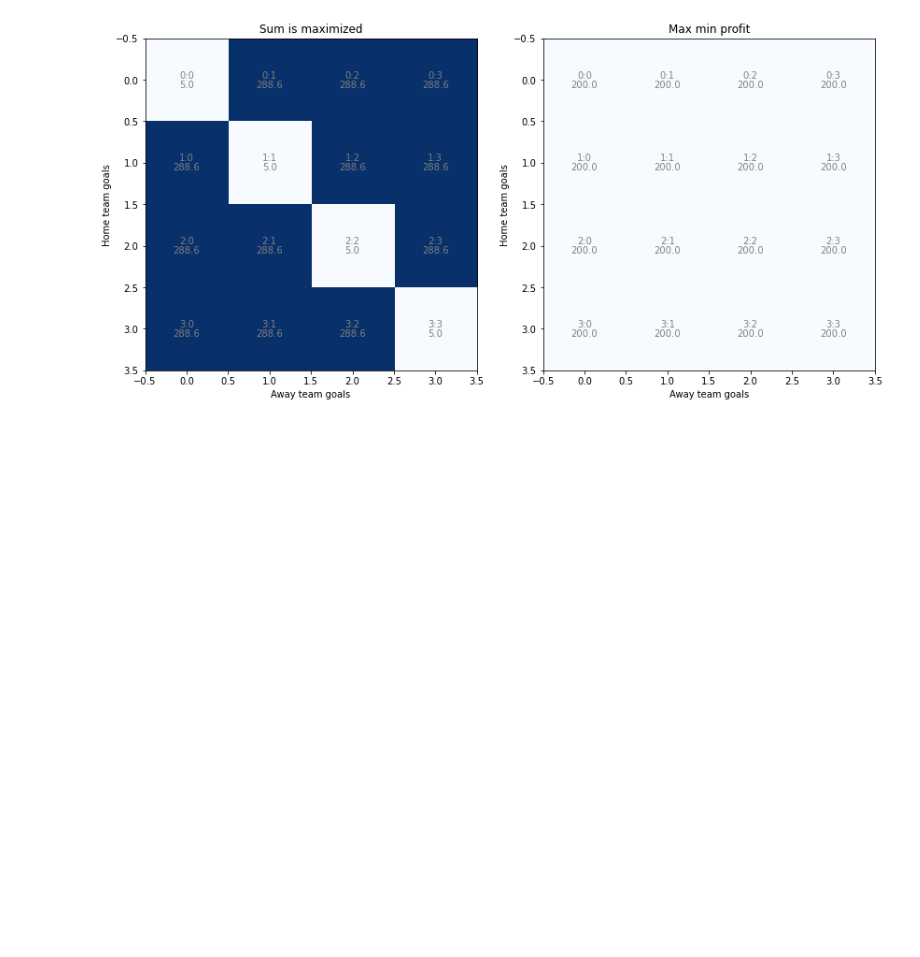
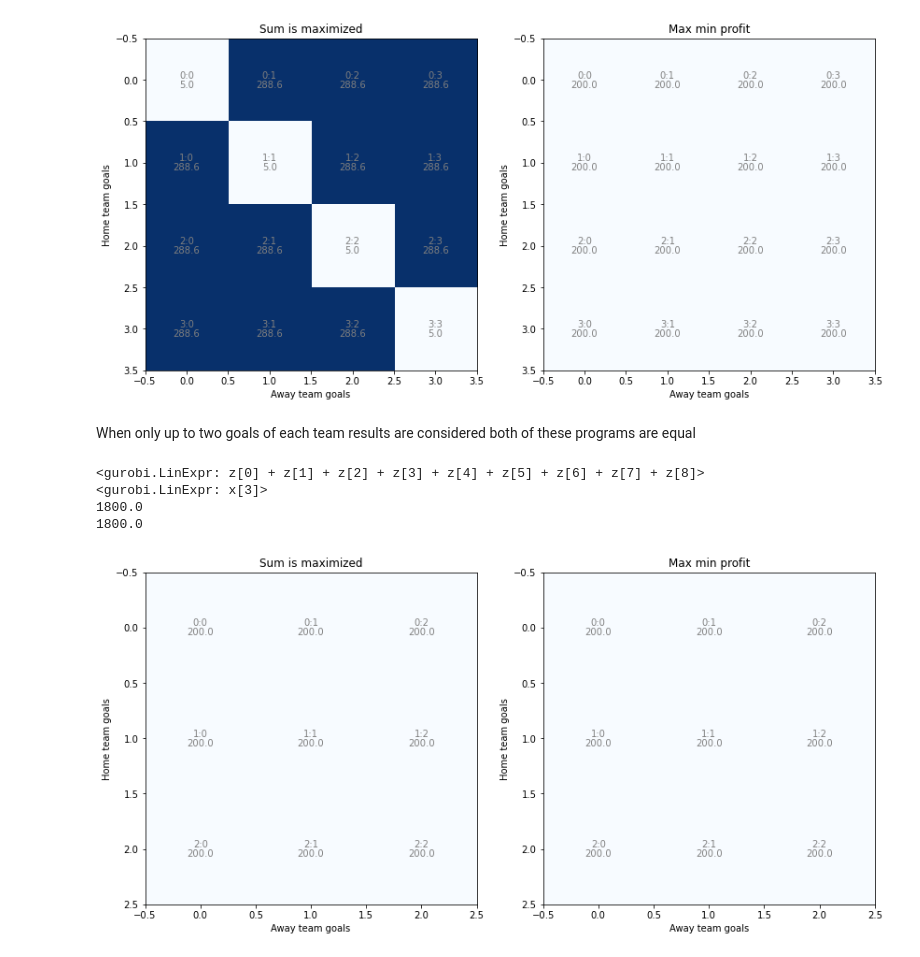
Before and after one commit to syrovzde/inefficiencies, a Jupyter notebook: easy_examples.ipynb, the cells around one changed output. Saved outputs shown, nothing was run; the diff lists cells and outputs as text; code cells hidden in the pictures; blank space fills up the shorter version.

Commit message:
Added example when two programs are equal

```diff
--- a/easy_examples.ipynb
+++ b/easy_examples.ipynb
@@ -80,3 +80,49 @@ plt.show()
 3200.0
 3483.6363636363676
 [figure]
+# %% [markdown]
+When only up to two goals of each team results are considered both of these programs are equal
+# %%
+points = 2
+matrix_A = arbitrage_main.create_matrix_a(3.2,3.2,3.2,points)
+_, x_w, z_w= arb.solve_maxprofit_gurobi(MatchID=None,matrix_A=matrix_A,weights=np.ones((points+1)**2))
+_, x, z= arb.solve_maxprofit_gurobi(MatchID=None,matrix_A=matrix_A,weights=None)
+max_min=arbitrage_main.calculate_profit_easy_example(bets=x[:-1],odds=np.array([3.2,3.2,3.2]),points=points)
+max_sum=arbitrage_main.calculate_profit_easy_example(bets=x_w,odds=np.array([3.2,3.2,3.2]),points=points)
+
+print(max_min.sum())
+print(max_sum.sum())
+
+#plt.figure(figsize=(7, 7))
+f,arrs=plt.subplots(1,2,figsize=(14, 14))
+#N = np.zeros((points+1,points+1))
+N = max_sum
+arrs[0].imshow(N, cmap="Blues")
+for i in range(points+1):
+  for j in range(points+1):
+    chstr =  str(i) + ":" + str(j)
+    arrs[0].text(j, i, chstr, ha="center", va="bottom", color="gray")
+    arrs[0].text(j, i, round(N[i, j].item(),1), ha="center", va="top", color="gray")
+#arrs[0].axis("off")
+arrs[0].set_xlabel('Away team goals')
+arrs[0].set_ylabel('Home team goals')
+arrs[0].set_title("Sum is maximized")
+N = max_min
+arrs[1].imshow(N, cmap="Blues")
+for i in range(points+1):
+  for j in range(points+1):
+    chstr =  str(i) + ":" + str(j)
+    arrs[1].text(j, i, chstr, ha="center", va="bottom", color="gray")
+    arrs[1].text(j, i, round(N[i, j].item(),1), ha="center", va="top", color="gray")
+arrs[1].set_xlabel('Away team goals')
+arrs[1].set_ylabel('Home team goals')
+arrs[1].set_title("Max min profit")
+
+#arrs[1].axis("off")
+plt.show()
+# %% [output]
+<gurobi.LinExpr: z[0] + z[1] + z[2] + z[3] + z[4] + z[5] + z[6] + z[7] + z[8]>
+<gurobi.LinExpr: x[3]>
+1800.0
+1800.0
+[figure, added]
```
